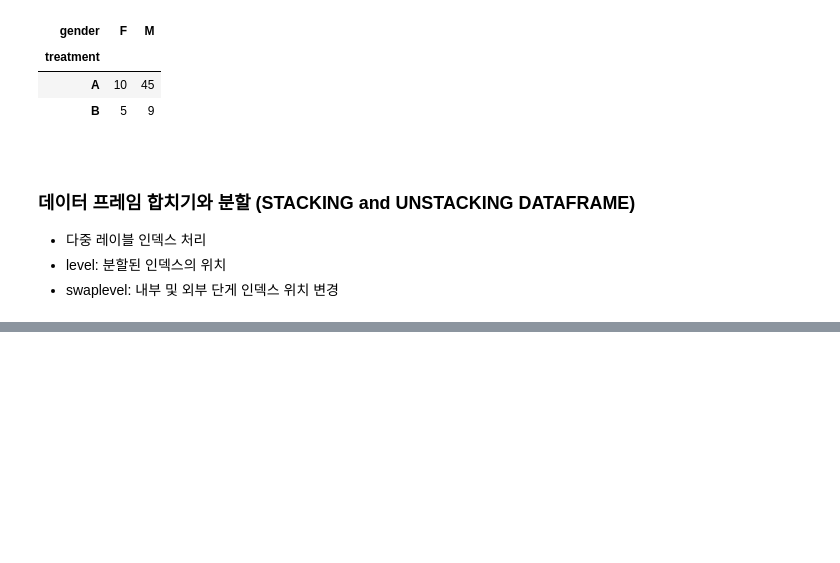
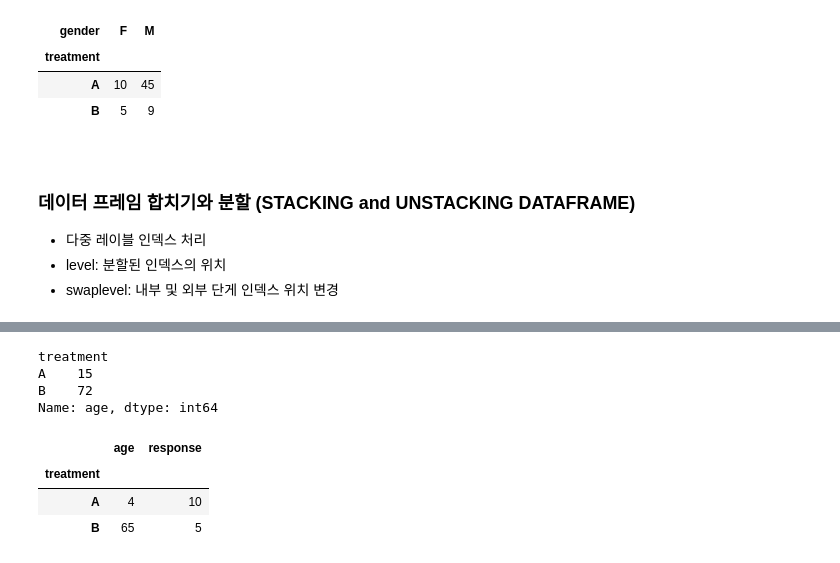
Before and after one commit to chameleon001/start_beginner_kaggle, a Jupyter notebook: transcription/Data_ScienceTutorial_for_Beginners.ipynb, the cells around one changed output, grey strips where cells are left out. Saved outputs shown, nothing was run; the diff lists cells and outputs as text; code cells hidden in the pictures; blank space fills up the shorter version.

```diff
--- a/transcription/Data_ScienceTutorial_for_Beginners.ipynb
+++ b/transcription/Data_ScienceTutorial_for_Beginners.ipynb
@@ -1647,0 +1741,16 @@ NameError: name 'df' is not defined
+# %%
+# 우리는 오직 하나만 선택할 수도 있다.
+df.groupby("treatment").age.max()
+# %% [output]
+treatment
+A    15
+B    72
+Name: age, dtype: int64
+# %%
+# 우리는 여러 열(features)을 선택할 수 있다
+df.groupby("treatment")[["age","response"]].min()
+# %% [output]
+|  | age | response |
+| treatment |  |  |
+| A | 4 | 10 |
+| B | 65 | 5 |
```
Also changed, not shown: parts of 16 cells of this notebook, 23 other files.
